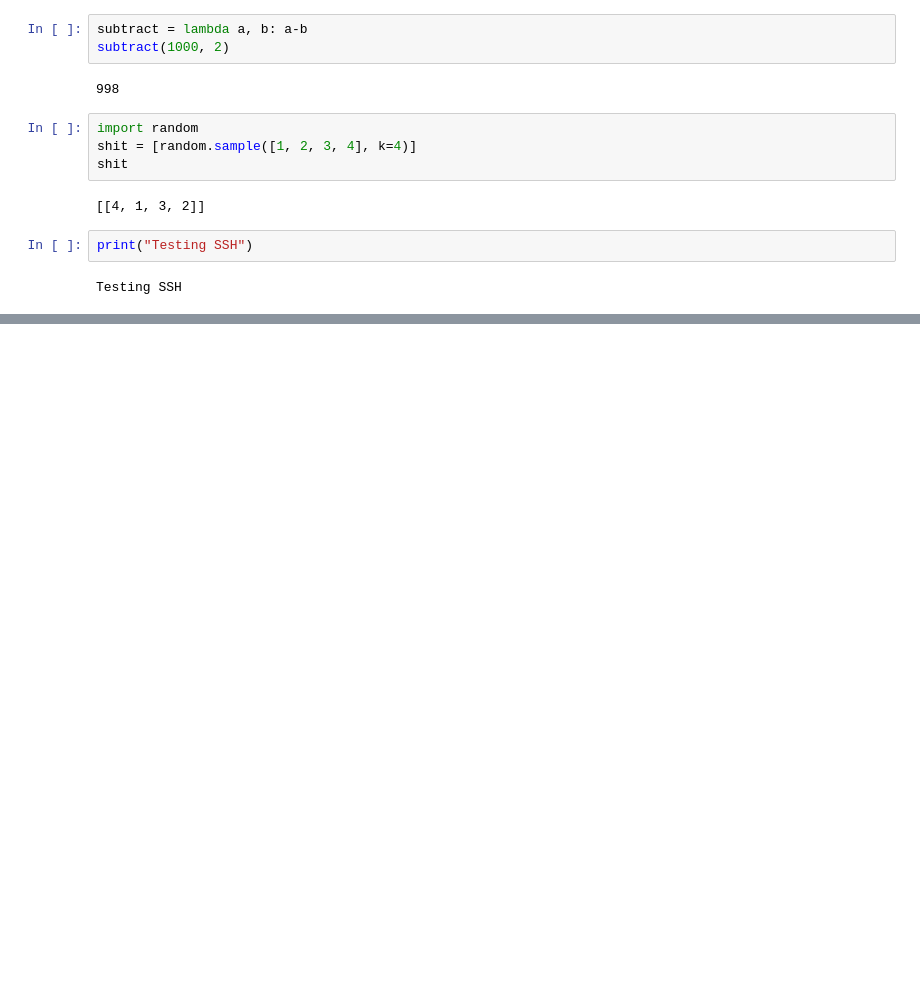
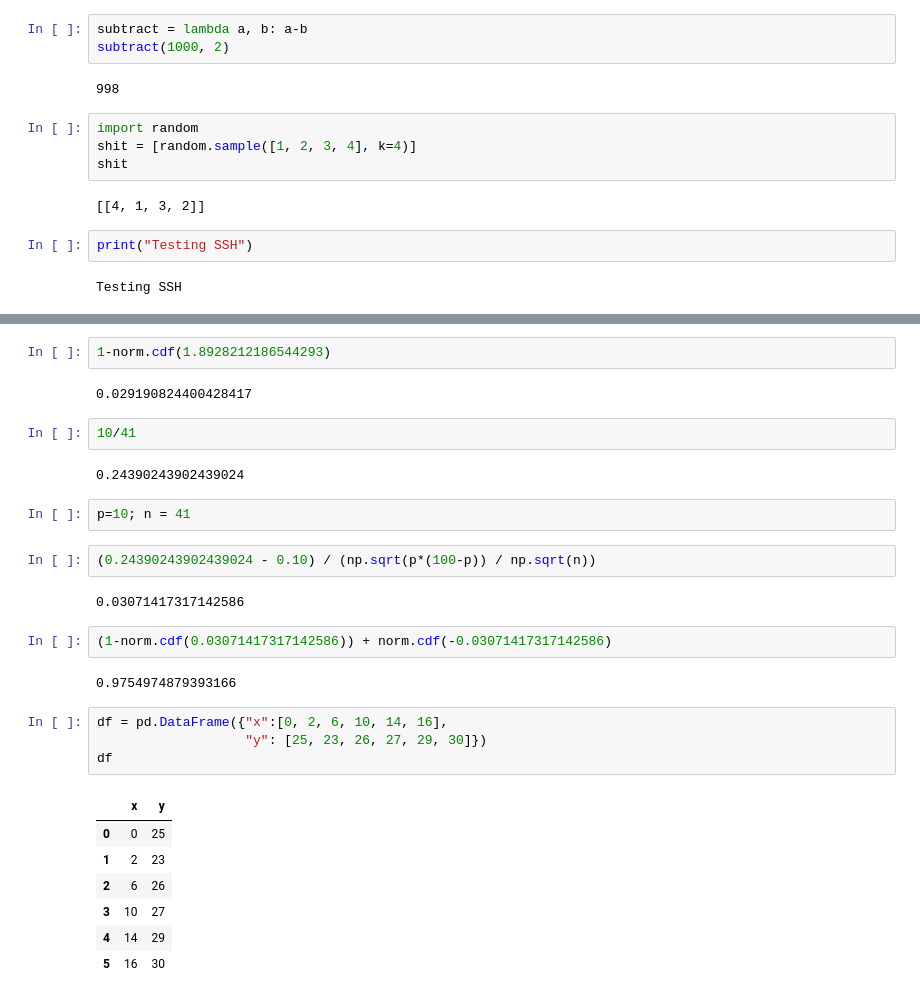
Before and after one commit to deslumoprime/githubtestraymo, a Jupyter notebook: workspace.ipynb, the cells around one changed output, grey strips where cells are left out. Drawn from its saved outputs; the diff is of its cells as text; blank space fills up the shorter version.

```diff
--- a/workspace.ipynb
+++ b/workspace.ipynb
@@ -198,0 +325,30 @@ Testing SSH
+# %%
+1-norm.cdf(1.8928212186544293)
+# %% [output]
+0.029190824400428417
+# %%
+10/41
+# %% [output]
+0.24390243902439024
+# %%
+p=10; n = 41
+# %%
+(0.24390243902439024 - 0.10) / (np.sqrt(p*(100-p)) / np.sqrt(n))
+# %% [output]
+0.03071417317142586
+# %%
+(1-norm.cdf(0.03071417317142586)) + norm.cdf(-0.03071417317142586)
+# %% [output]
+0.9754974879393166
+# %%
+df = pd.DataFrame({"x":[0, 2, 6, 10, 14, 16],
+                   "y": [25, 23, 26, 27, 29, 30]})
+df
+# %% [output]
+|  | x | y |
+| 0 | 0 | 25 |
+| 1 | 2 | 23 |
+| 2 | 6 | 26 |
+| 3 | 10 | 27 |
+| 4 | 14 | 29 |
+| 5 | 16 | 30 |
```
Also changed, not shown: parts of 59 cells of this notebook.
